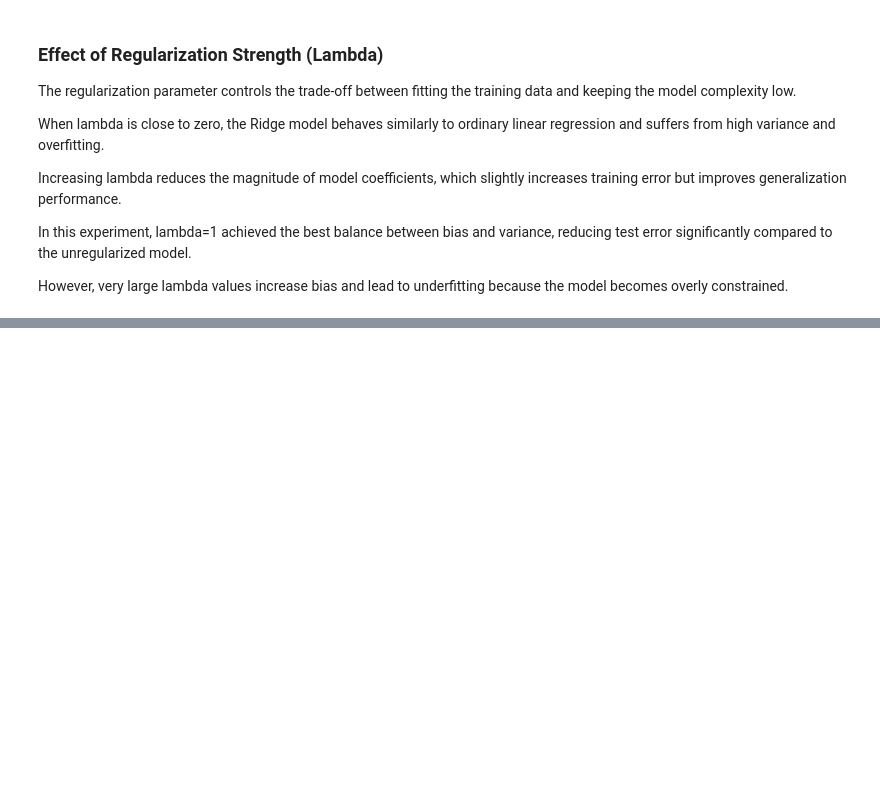
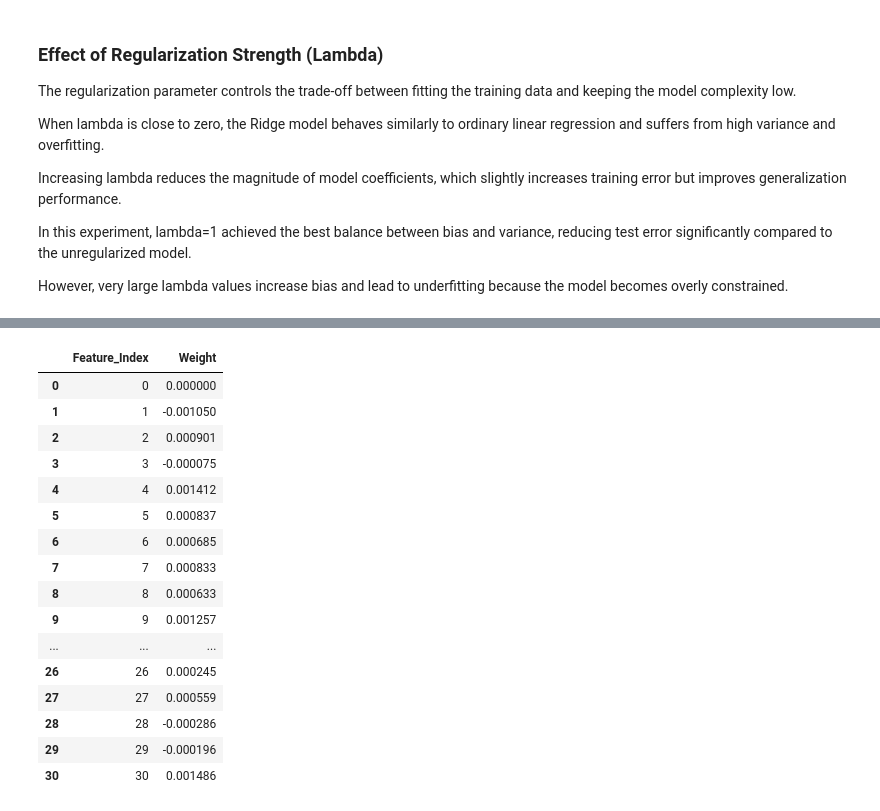
Before and after one commit to niusha-yaghini/Artificial_Intelligence_Course, a Jupyter notebook: 05-machine-learning/01-supervised-learning/01-regression/03_regularization.ipynb, the cells around one changed output, grey strips where cells are left out. Saved outputs shown, nothing was run; the diff lists cells and outputs as text; code cells hidden in the pictures; blank space fills up the shorter version.

```diff
--- a/05-machine-learning/01-supervised-learning/01-regression/03_regularization.ipynb
+++ b/05-machine-learning/01-supervised-learning/01-regression/03_regularization.ipynb
@@ -557,0 +858,29 @@ However, very large lambda values increase bias and lead to underfitting because
+# %%
+lasso_model = LassoRegressionGD(
+    learning_rate=0.0001,
+    epochs=10000,
+    lambda_=10
+)
+
+lasso_model.fit(
+    X_train_poly,
+    y_train
+)
+
+y_train_pred_lasso = lasso_model.predict(
+    X_train_poly
+)
+
+y_test_pred_lasso = lasso_model.predict(
+    X_test_poly
+)
+
+lasso_train_mse = mean_squared_error(
+    y_train,
+    y_train_pred_lasso
+)
+
+lasso_test_mse = mean_squared_error(
+    y_test,
+    y_test_pred_lasso
+)
@@ -557,0 +1002,31 @@ However, very large lambda values increase bias and lead to underfitting because
+# %%
+lasso_weights = pd.DataFrame(
+    {
+        "Feature_Index": np.arange(
+            len(lasso_model.weights)
+        ),
+
+        "Weight": lasso_model.weights
+    }
+)
+
+
+lasso_weights
+# %% [output]
+|  | Feature_Index | Weight |
+| 0 | 0 | 0.000000 |
+| 1 | 1 | -0.001050 |
+| 2 | 2 | 0.000901 |
+| 3 | 3 | -0.000075 |
+| 4 | 4 | 0.001412 |
+| 5 | 5 | 0.000837 |
+| 6 | 6 | 0.000685 |
+| 7 | 7 | 0.000833 |
+| 8 | 8 | 0.000633 |
+| 9 | 9 | 0.001257 |
+| ... | ... | ... |
+| 26 | 26 | 0.000245 |
+| 27 | 27 | 0.000559 |
+| 28 | 28 | -0.000286 |
+| 29 | 29 | -0.000196 |
+| 30 | 30 | 0.001486 |
```
Also changed, not shown: parts of 38 cells of this notebook, 1 other file.
